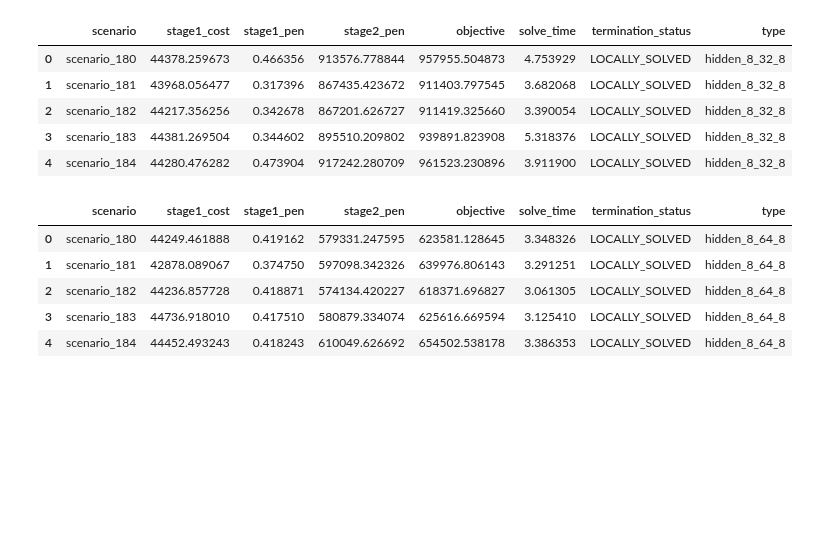
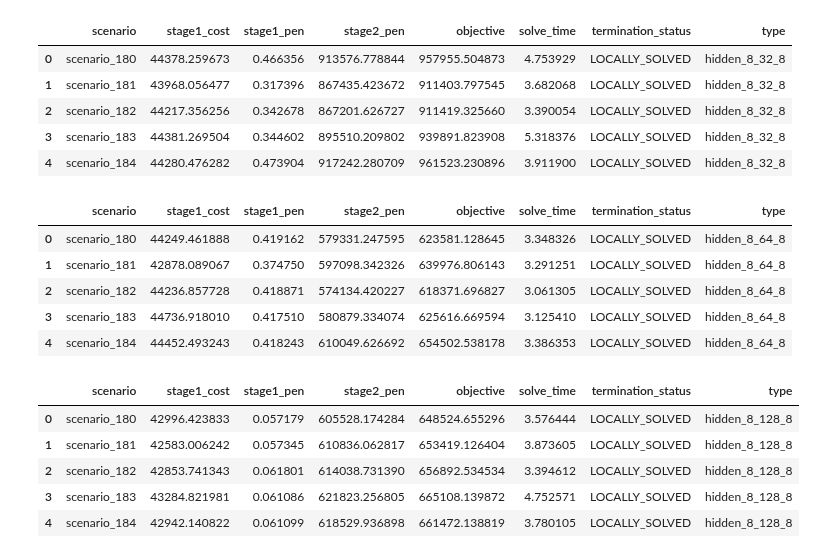
Before and after one commit to xiong-p/Evaluation, a Jupyter notebook: result/visualization.ipynb, the cells around one changed output. Cells and saved outputs as stored; diff of their text form; code cells hidden in the pictures; blank space fills up the shorter version.

```diff
--- a/result/visualization.ipynb
+++ b/result/visualization.ipynb
@@ -94,4 +94,15 @@ hidden_8_64_8_df.head()
 | 2 | scenario_182 | 44236.857728 | 0.418871 | 574134.420227 | 618371.696827 | 3.061305 | LOCALLY_SOLVED | hidden_8_64_8 |
 | 3 | scenario_183 | 44736.918010 | 0.417510 | 580879.334074 | 625616.669594 | 3.125410 | LOCALLY_SOLVED | hidden_8_64_8 |
 | 4 | scenario_184 | 44452.493243 | 0.418243 | 610049.626692 | 654502.538178 | 3.386353 | LOCALLY_SOLVED | hidden_8_64_8 |
+# %%
+hidden_8_128_8_df = pd.read_csv("result_hidden_8_128_8_l1_41_grad_41_best.csv", index_col=False)
+hidden_8_128_8_df["type"] = "hidden_8_128_8"
+hidden_8_128_8_df.head()
+# %% [output]
+|  | scenario | stage1_cost | stage1_pen | stage2_pen | objective | solve_time | termination_status | type |
+| 0 | scenario_180 | 42996.423833 | 0.057179 | 605528.174284 | 648524.655296 | 3.576444 | LOCALLY_SOLVED | hidden_8_128_8 |
+| 1 | scenario_181 | 42583.006242 | 0.057345 | 610836.062817 | 653419.126404 | 3.873605 | LOCALLY_SOLVED | hidden_8_128_8 |
+| 2 | scenario_182 | 42853.741343 | 0.061801 | 614038.731390 | 656892.534534 | 3.394612 | LOCALLY_SOLVED | hidden_8_128_8 |
+| 3 | scenario_183 | 43284.821981 | 0.061086 | 621823.256805 | 665108.139872 | 4.752571 | LOCALLY_SOLVED | hidden_8_128_8 |
+| 4 | scenario_184 | 42942.140822 | 0.061099 | 618529.936898 | 661472.138819 | 3.780105 | LOCALLY_SOLVED | hidden_8_128_8 |
 # %%
```
Also changed, not shown: parts of 3 cells of this notebook, 2 other files.
